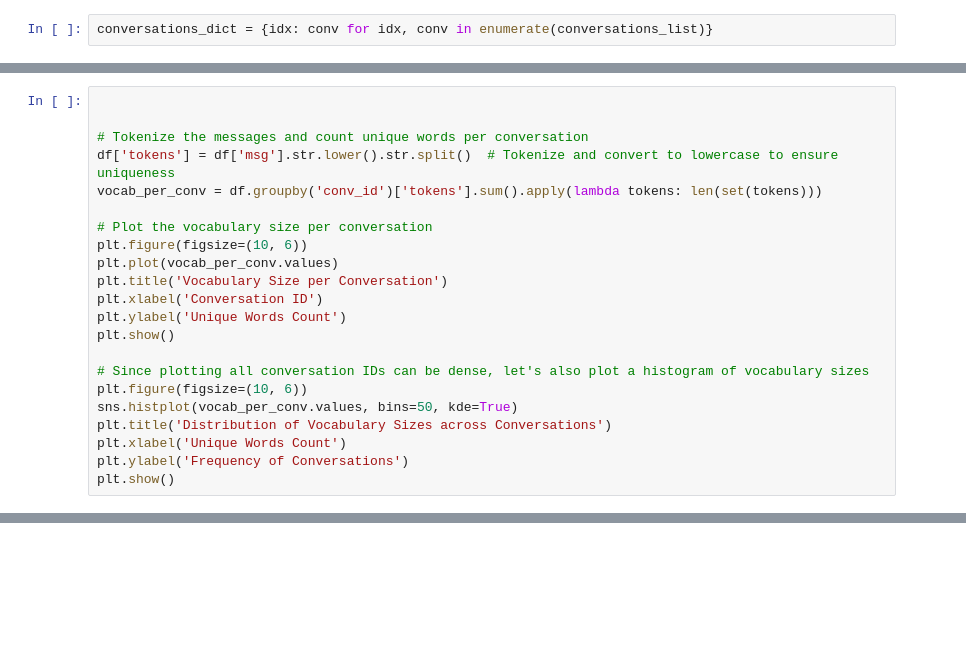
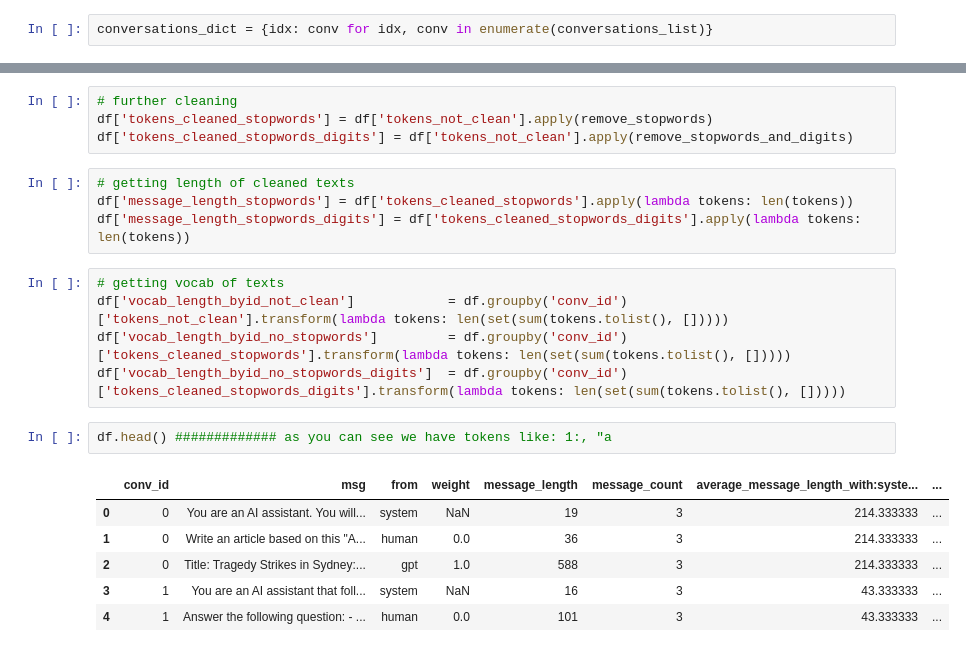
Before and after one commit to bmarci99/NLP-Project-mimic-ChatGPT-with-Orca, a Jupyter notebook: Project.ipynb, the cells around one changed output, grey strips where cells are left out. Cells and saved outputs as stored; diff of their text form; blank space fills up the shorter version.

```diff
--- a/Project.ipynb
+++ b/Project.ipynb
@@ -134,22 +98,0 @@ df
-# %%
-
-
-# Tokenize the messages and count unique words per conversation
-df['tokens'] = df['msg'].str.lower().str.split()  # Tokenize and convert to lowercase to ensure uniqueness
-vocab_per_conv = df.groupby('conv_id')['tokens'].sum().apply(lambda tokens: len(set(tokens)))
-
-# Plot the vocabulary size per conversation
-plt.figure(figsize=(10, 6))
-plt.plot(vocab_per_conv.values)
-plt.title('Vocabulary Size per Conversation')
-plt.xlabel('Conversation ID')
-plt.ylabel('Unique Words Count')
-plt.show()
-
-# Since plotting all conversation IDs can be dense, let's also plot a histogram of vocabulary sizes
-plt.figure(figsize=(10, 6))
-sns.histplot(vocab_per_conv.values, bins=50, kde=True)
-plt.title('Distribution of Vocabulary Sizes across Conversations')
-plt.xlabel('Unique Words Count')
-plt.ylabel('Frequency of Conversations')
-plt.show()
@@ -158,0 +99,22 @@ plt.show()
+# %%
+# further cleaning
+df['tokens_cleaned_stopwords'] = df['tokens_not_clean'].apply(remove_stopwords)
+df['tokens_cleaned_stopwords_digits'] = df['tokens_not_clean'].apply(remove_stopwords_and_digits)
+# %%
+# getting length of cleaned texts
+df['message_length_stopwords'] = df['tokens_cleaned_stopwords'].apply(lambda tokens: len(tokens))
+df['message_length_stopwords_digits'] = df['tokens_cleaned_stopwords_digits'].apply(lambda tokens: len(tokens))
+# %%
+# getting vocab of texts
+df['vocab_length_byid_not_clean']            = df.groupby('conv_id')['tokens_not_clean'].transform(lambda tokens: len(set(sum(tokens.tolist(), []))))
+df['vocab_length_byid_no_stopwords']         = df.groupby('conv_id')['tokens_cleaned_stopwords'].transform(lambda tokens: len(set(sum(tokens.tolist(), []))))
+df['vocab_length_byid_no_stopwords_digits']  = df.groupby('conv_id')['tokens_cleaned_stopwords_digits'].transform(lambda tokens: len(set(sum(tokens.tolist(), []))))
+# %%
+df.head() ############# as you can see we have tokens like: 1:, "a
+# %% [output]
+|  | conv_id | msg | from | weight | message_length | message_count | average_message_length_with:syste... | ... |
+| 0 | 0 | You are an AI assistant. You will... | system | NaN | 19 | 3 | 214.333333 | ... |
+| 1 | 0 | Write an article based on this "A... | human | 0.0 | 36 | 3 | 214.333333 | ... |
+| 2 | 0 | Title: Tragedy Strikes in Sydney:... | gpt | 1.0 | 588 | 3 | 214.333333 | ... |
+| 3 | 1 | You are an AI assistant that foll... | system | NaN | 16 | 3 | 43.333333 | ... |
+| 4 | 1 | Answer the following question: - ... | human | 0.0 | 101 | 3 | 43.333333 | ... |
```
Also changed, not shown: parts of 37 cells of this notebook.
